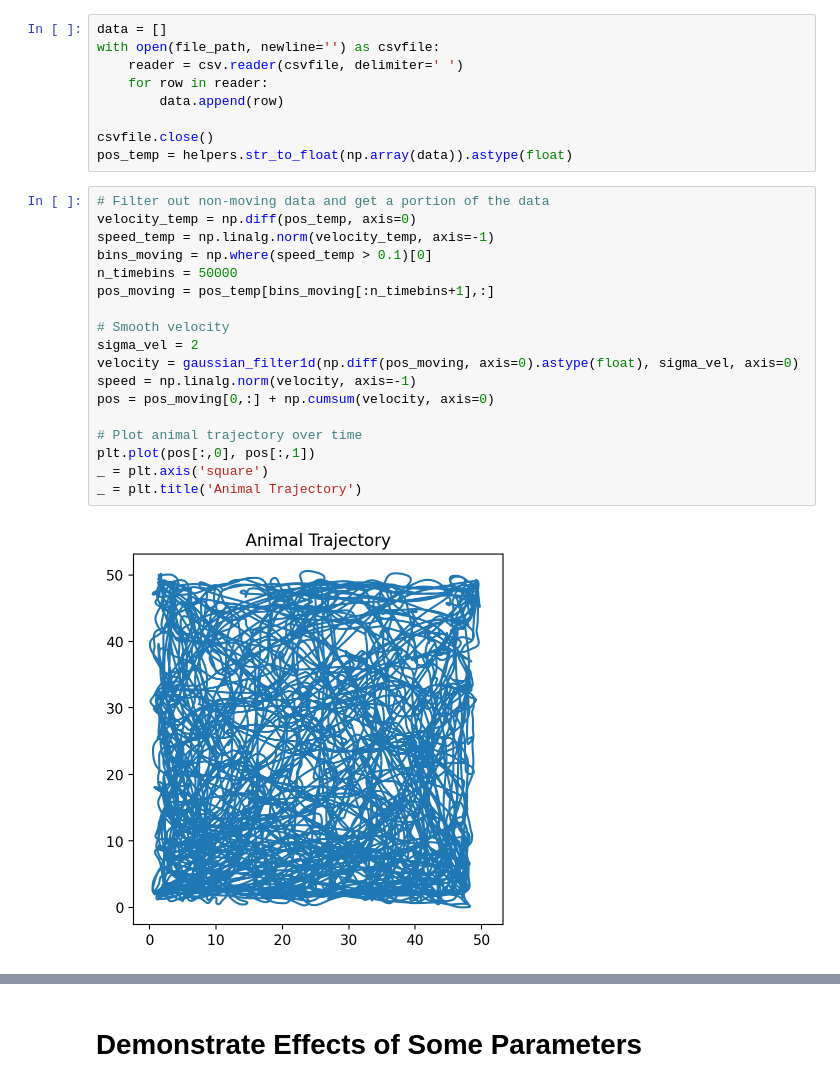
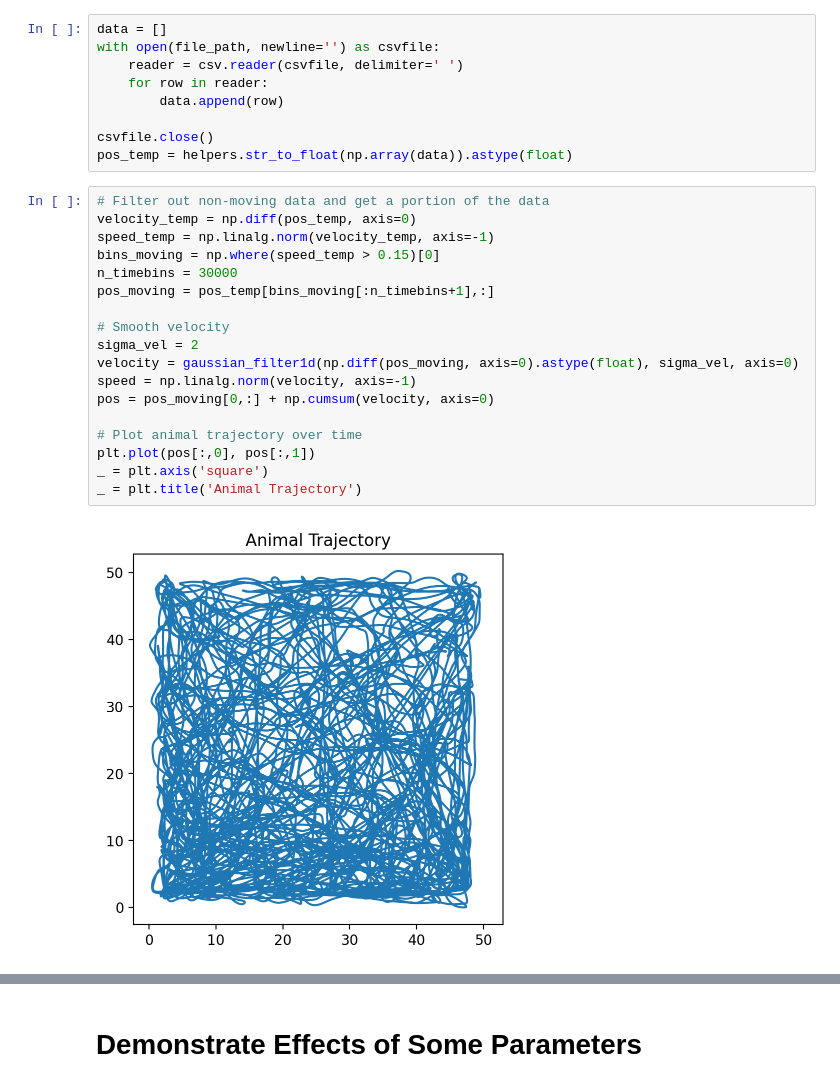
Before and after one commit to johnhwen1/ttgc, a Jupyter notebook: examples/ttgc.ipynb, the cells around one changed output, grey strips where cells are left out. Drawn from its saved outputs; the diff is of its cells as text.

```diff
--- a/examples/ttgc.ipynb
+++ b/examples/ttgc.ipynb
@@ -141,20 +141,20 @@ pos_temp = helpers.str_to_float(np.array(data)).astype(float)
 # %%
 # Filter out non-moving data and get a portion of the data
 velocity_temp = np.diff(pos_temp, axis=0)
 speed_temp = np.linalg.norm(velocity_temp, axis=-1)
-bins_moving = np.where(speed_temp > 0.1)[0]
-n_timebins = 50000
+bins_moving = np.where(speed_temp > 0.15)[0]
+n_timebins = 30000
 pos_moving = pos_temp[bins_moving[:n_timebins+1],:]
 
 # Smooth velocity
 sigma_vel = 2
 velocity = gaussian_filter1d(np.diff(pos_moving, axis=0).astype(float), sigma_vel, axis=0)
 speed = np.linalg.norm(velocity, axis=-1)
 pos = pos_moving[0,:] + np.cumsum(velocity, axis=0)
 
 # Plot animal trajectory over time
 plt.plot(pos[:,0], pos[:,1])
 _ = plt.axis('square')
 _ = plt.title('Animal Trajectory')
 # %% [output]
-[figure, old version]
+[figure, new version]
```
Also changed, not shown: parts of 13 cells of this notebook, 8 other files.
